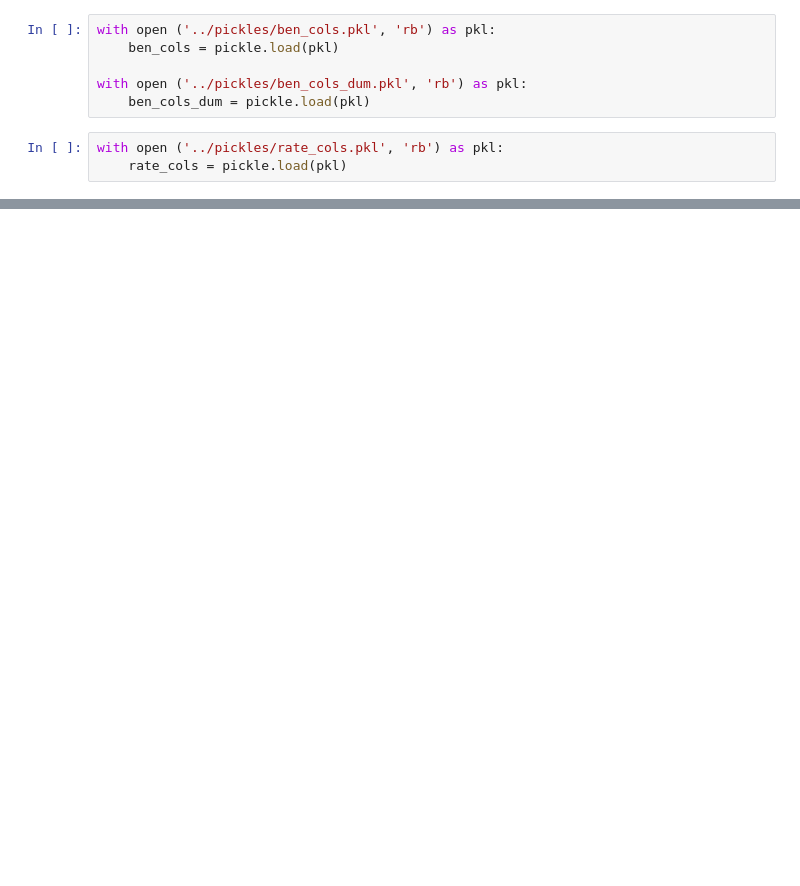
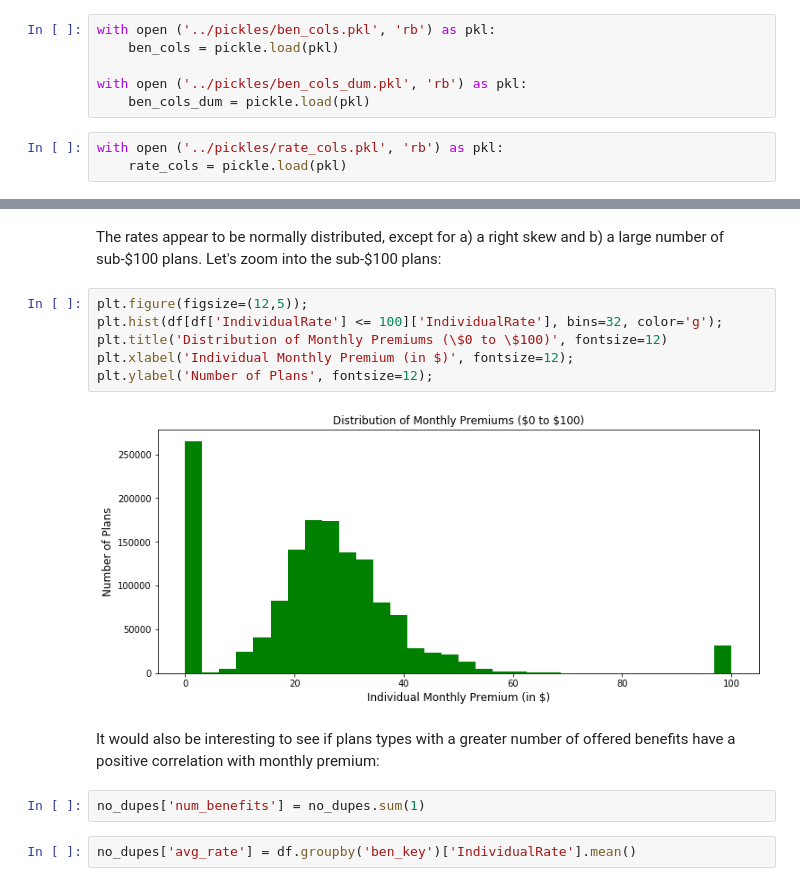
Before and after one commit to namanbhandari1/capstone, a Jupyter notebook: notebooks/04-EDA.ipynb, the cells around one changed output, grey strips where cells are left out. Drawn from its saved outputs; the diff is of its cells as text; blank space fills up the shorter version.

```diff
--- a/notebooks/04-EDA.ipynb
+++ b/notebooks/04-EDA.ipynb
@@ -86,0 +47,16 @@ avg_rate_plans.plot(kind='barh',
+# %% [markdown]
+The rates appear to be normally distributed, except for a) a right skew and b) a large number of sub-\$100 plans. Let's zoom into the sub-\$100 plans:
+# %%
+plt.figure(figsize=(12,5));
+plt.hist(df[df['IndividualRate'] <= 100]['IndividualRate'], bins=32, color='g');
+plt.title('Distribution of Monthly Premiums (\$0 to \$100)', fontsize=12)
+plt.xlabel('Individual Monthly Premium (in $)', fontsize=12);
+plt.ylabel('Number of Plans', fontsize=12);
+# %% [output]
+[figure, added]
+# %% [markdown]
+It would also be interesting to see if plans types with a greater number of offered benefits have a positive correlation with monthly premium:
+# %%
+no_dupes['num_benefits'] = no_dupes.sum(1)
+# %%
+no_dupes['avg_rate'] = df.groupby('ben_key')['IndividualRate'].mean()
```
Also changed, not shown: parts of 32 cells of this notebook, 1 other file.
